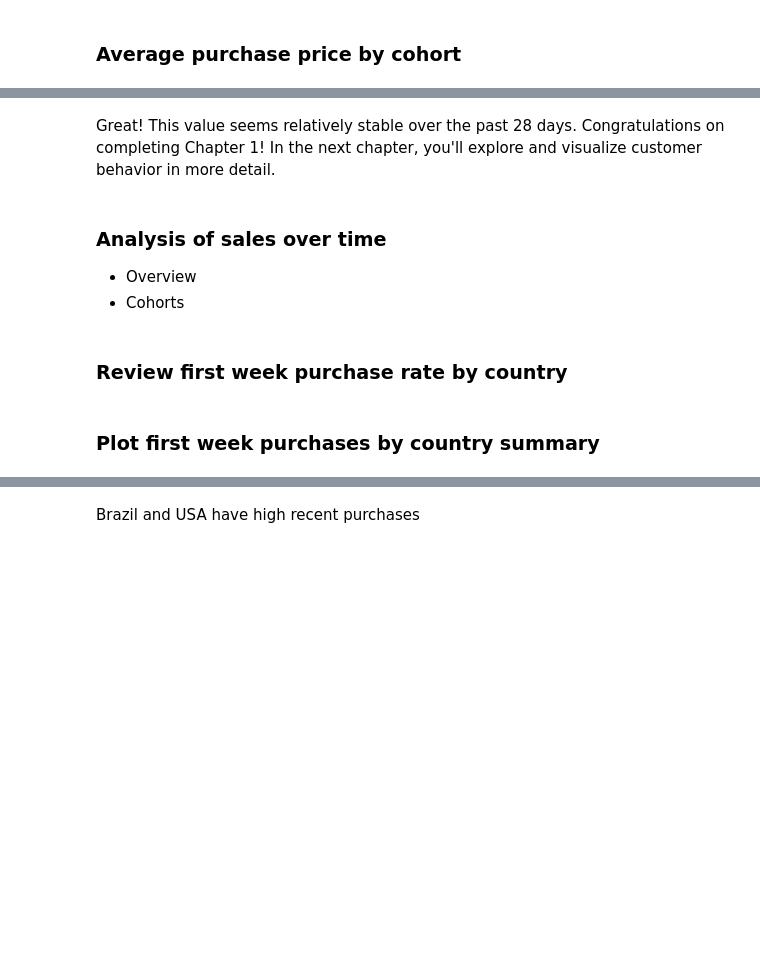
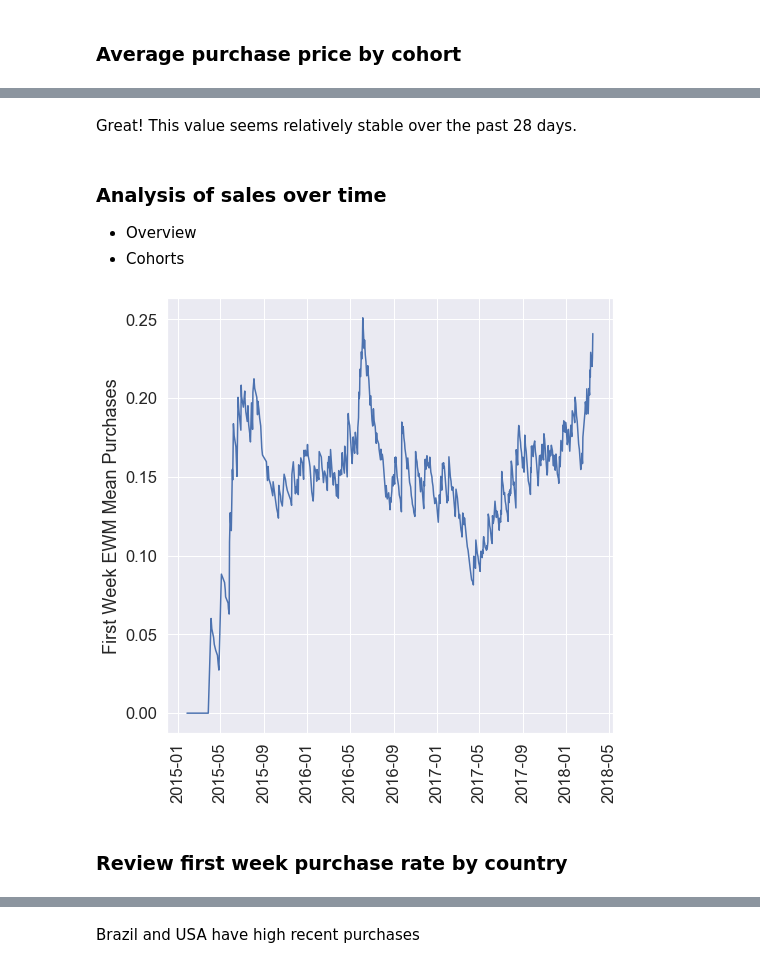
Before and after one commit to BitterScientist/bitterscientist.com, a Jupyter notebook: folders/ds_blogs/projects/kpi_testing/kpi_testing.ipynb, the cells around one changed output, grey strips where cells are left out. Cells and saved outputs as stored; diff of their text form; code cells hidden in the pictures; blank space fills up the shorter version.

```diff
--- a/folders/ds_blogs/projects/kpi_testing/kpi_testing.ipynb
+++ b/folders/ds_blogs/projects/kpi_testing/kpi_testing.ipynb
@@ -819,5 +932,5 @@ purchase_summary
 # %% [markdown]
-Great! This value seems relatively stable over the past 28 days. Congratulations on completing Chapter 1! In the next chapter, you'll explore and visualize customer behavior in more detail.
+Great! This value seems relatively stable over the past 28 days.
 # %% [markdown]
 ### Analysis of sales over time
  - Overview
@@ -839,8 +952,11 @@ user_purchases["week1_lapse_date"] = user_purchases['registration_date'] + timed
 # %%
 # Plot the emw mean of 1st week purchases for the entire dataset
 plt.figure(figsize=(8,8))
 plt.plot(user_purchases['registration_date'],user_purchases['purchase_dur_week1'].ewm(span=100).mean())
 plt.xticks(rotation=90)
-plt.ylabel("First Week Exponential Weighted Moving Mean Purchases")
-plt.savefig("static/images/plot_first_wk_purchases_ewm.png", bbox_inches='tight')
+# plt.ylabel("First Week Exponential Weighted Moving Mean Purchases")
+plt.ylabel("First Week EWM Mean Purchases")
+plt.savefig("static/images/figure10_purchases.png", bbox_inches='tight')
 plt.show()
+# %% [output]
+[figure, added]
@@ -862,5 +973,3 @@ user_purchases_country['purchase_dur_week1'].fillna(0, inplace=True)
 # %%
 # Pivot the data
 country_pivot = pd.pivot_table(user_purchases_country, values=['purchase_dur_week1'], columns=['country'], index=['registration_date'])
-# %% [markdown]
-### Plot first week purchases by country summary
```
Also changed, not shown: parts of 40 cells of this notebook, 15 other files.
